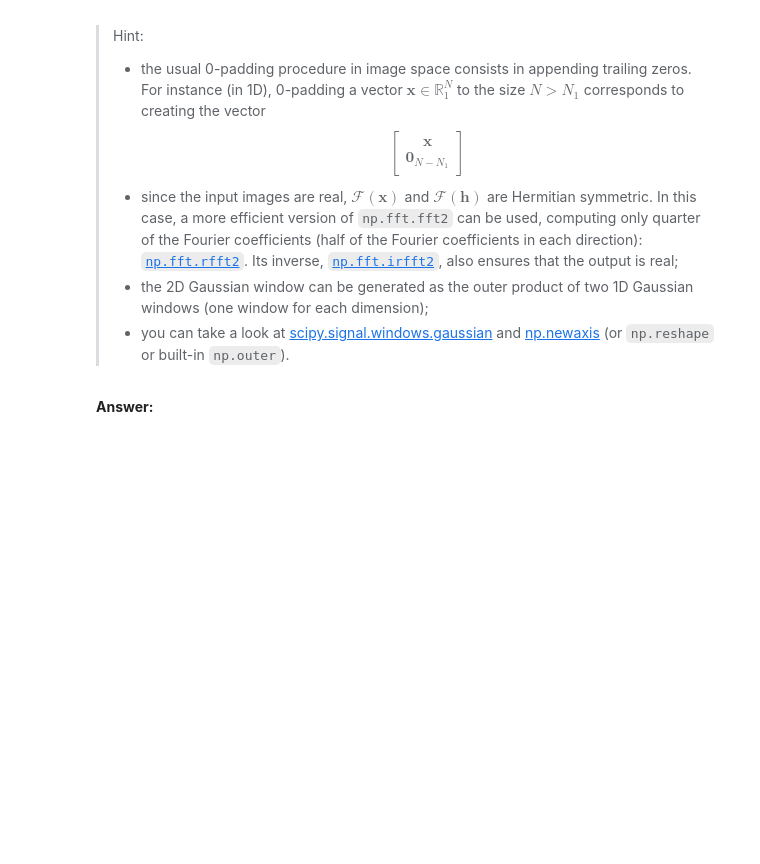
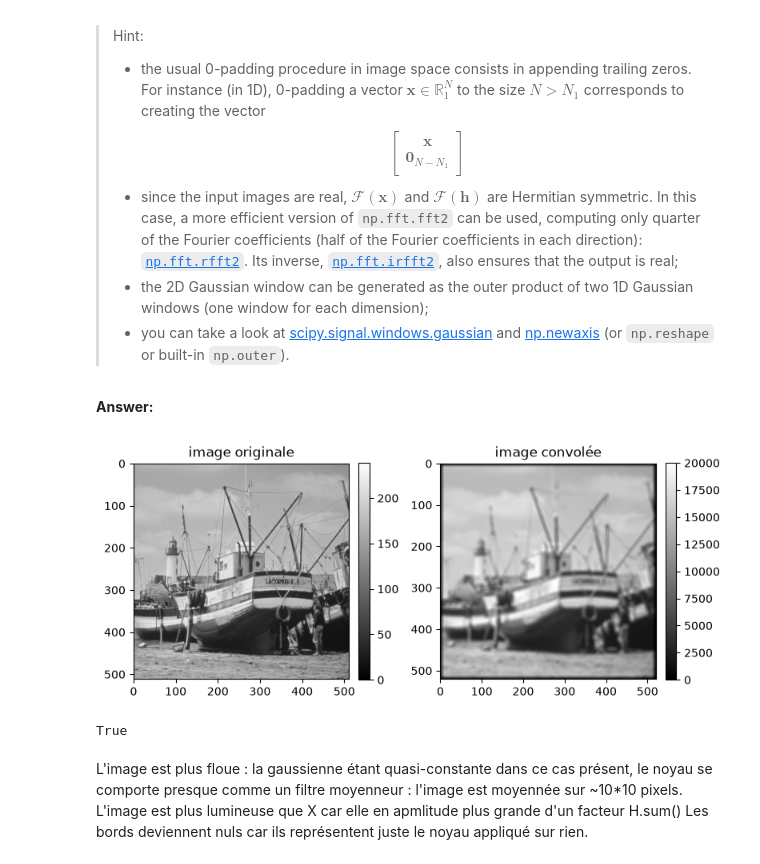
Before and after one commit to alxndrTL/python_sdia, a Jupyter notebook: Labs/Lab3/lab3.ipynb, the cells around one changed output. Saved outputs shown, nothing was run; the diff lists cells and outputs as text; code cells hidden in the pictures; blank space fills up the shorter version.

```diff
--- a/Labs/Lab3/lab3.ipynb
+++ b/Labs/Lab3/lab3.ipynb
@@ -445,0 +446,40 @@ Compute and display $\mathbf{X} \star \mathbf{H}$, for $M_2 = N_2 = 10$. What do
+# %%
+from scipy import signal
+#first lets define H
+
+M2 = N2 = 10
+wy = signal.windows.gaussian(M2, std=10)
+wx = signal.windows.gaussian(N2, std=10)
+H = np.outer(wy, wx)          # H = wy wx^T, sans normalisation
+
+#padding et calcul des fft combinés
+M = X.shape[0] + M2 - 1
+N = X.shape[1] + N2 - 1
+
+Y_X = np.fft.rfft2(X, s=(M, N))   # zero-padding en fin (P1)
+Y_H = np.fft.rfft2(H, s=(M, N))   # zero-padding en fin (P2)
+
+#hadamard et transformée inverse :
+result = np.fft.irfft2(Y_X * Y_H, s=(M, N))
+
+fig, ax = plt.subplots(1, 2, figsize = (8,5))
+
+a = ax[0].imshow(X,cmap = 'gray')
+ax[0].set_title("image originale")
+fig.colorbar(a, ax=ax[0], fraction=0.046, pad=0.04)
+b = ax[1].imshow(result, cmap = 'gray')
+ax[1].set_title("image convolée")
+fig.colorbar(b, ax=ax[1], fraction=0.046, pad=0.04)
+
+plt.tight_layout()
+plt.show()
+
+# vérification
+print(np.allclose(result, signal.fftconvolve(X, H, mode='full')))
+# %% [output]
+[figure, added]
+True
+# %% [markdown]
+L'image est plus floue : la gaussienne étant quasi-constante dans ce cas présent, le noyau se comporte presque comme un filtre moyenneur : l'image est moyennée sur ~10*10 pixels.
+L'image est plus lumineuse que X car elle en apmlitude plus grande d'un facteur H.sum()
+Les bords deviennent nuls car ils représentent juste le noyau appliqué sur rien.
```
Also changed, not shown: parts of 3 cells of this notebook.
